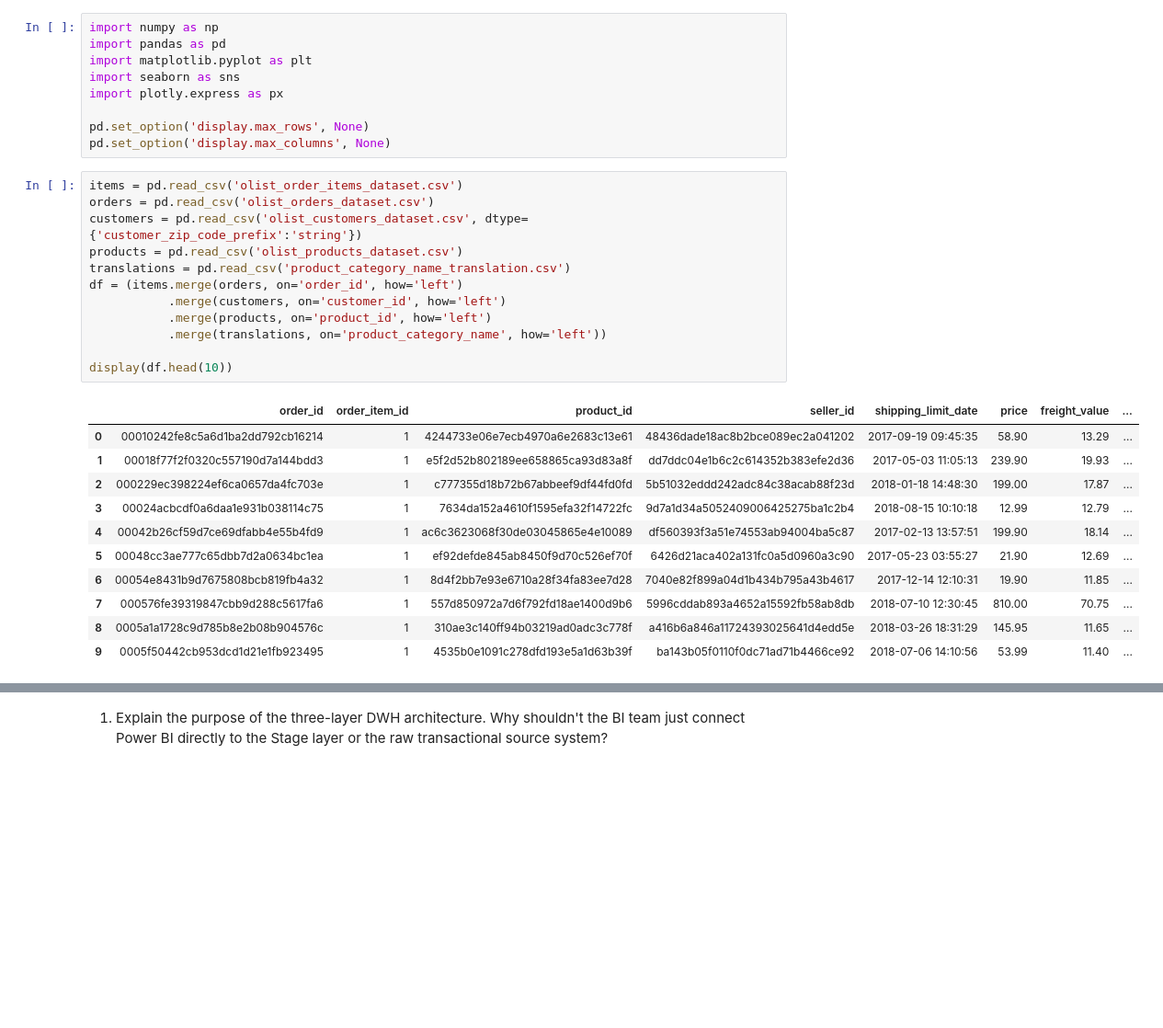
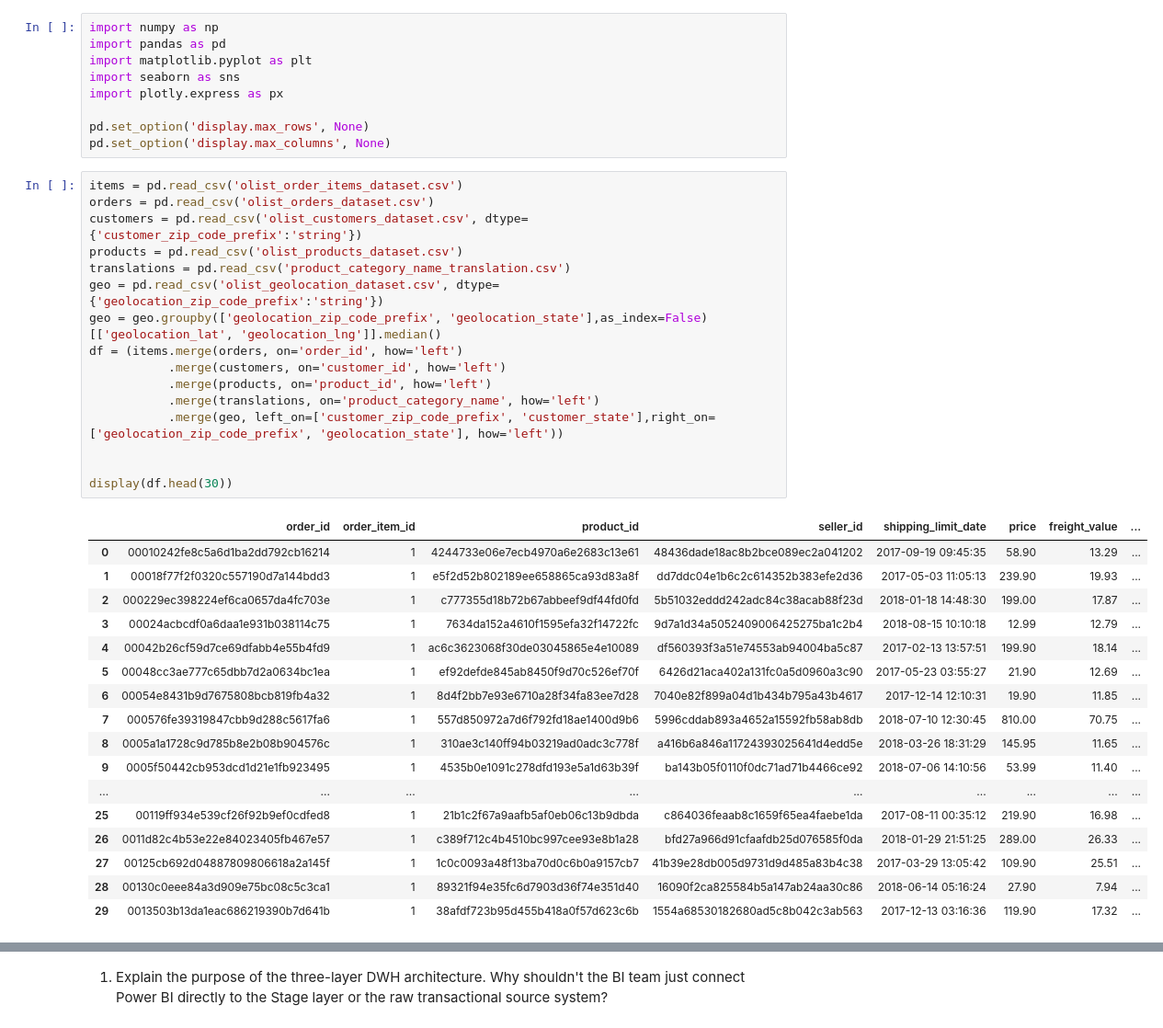
Before and after one commit to xChoina/InnowiseEnterpriseProjectSimulation, a Jupyter notebook: stage2/stage2.ipynb, the cells around one changed output, grey strips where cells are left out. Shown at 92% size. Drawn from its saved outputs; the diff is of its cells as text; blank space fills up the shorter version.

```diff
--- a/stage2/stage2.ipynb
+++ b/stage2/stage2.ipynb
@@ -32,27 +32,37 @@ pd.set_option('display.max_columns', None)
 # %%
 items = pd.read_csv('olist_order_items_dataset.csv')
 orders = pd.read_csv('olist_orders_dataset.csv')
 customers = pd.read_csv('olist_customers_dataset.csv', dtype={'customer_zip_code_prefix':'string'})
 products = pd.read_csv('olist_products_dataset.csv')
 translations = pd.read_csv('product_category_name_translation.csv')
+geo = pd.read_csv('olist_geolocation_dataset.csv', dtype={'geolocation_zip_code_prefix':'string'})
+geo = geo.groupby(['geolocation_zip_code_prefix', 'geolocation_state'],as_index=False)[['geolocation_lat', 'geolocation_lng']].median()
 df = (items.merge(orders, on='order_id', how='left')
            .merge(customers, on='customer_id', how='left')
            .merge(products, on='product_id', how='left')
-           .merge(translations, on='product_category_name', how='left'))
+           .merge(translations, on='product_category_name', how='left')
+           .merge(geo, left_on=['customer_zip_code_prefix', 'customer_state'],right_on=['geolocation_zip_code_prefix', 'geolocation_state'], how='left'))
 
-display(df.head(10))
+
+display(df.head(30))
 # %% [output]
 |  | order_id | order_item_id | product_id | seller_id | shipping_limit_date | price | freight_value | ... |
 | 0 | 00010242fe8c5a6d1ba2dd792cb16214 | 1 | 4244733e06e7ecb4970a6e2683c13e61 | 48436dade18ac8b2bce089ec2a041202 | 2017-09-19 09:45:35 | 58.90 | 13.29 | ... |
 | 1 | 00018f77f2f0320c557190d7a144bdd3 | 1 | e5f2d52b802189ee658865ca93d83a8f | dd7ddc04e1b6c2c614352b383efe2d36 | 2017-05-03 11:05:13 | 239.90 | 19.93 | ... |
 | 2 | 000229ec398224ef6ca0657da4fc703e | 1 | c777355d18b72b67abbeef9df44fd0fd | 5b51032eddd242adc84c38acab88f23d | 2018-01-18 14:48:30 | 199.00 | 17.87 | ... |
 | 3 | 00024acbcdf0a6daa1e931b038114c75 | 1 | 7634da152a4610f1595efa32f14722fc | 9d7a1d34a5052409006425275ba1c2b4 | 2018-08-15 10:10:18 | 12.99 | 12.79 | ... |
 | 4 | 00042b26cf59d7ce69dfabb4e55b4fd9 | 1 | ac6c3623068f30de03045865e4e10089 | df560393f3a51e74553ab94004ba5c87 | 2017-02-13 13:57:51 | 199.90 | 18.14 | ... |
 | 5 | 00048cc3ae777c65dbb7d2a0634bc1ea | 1 | ef92defde845ab8450f9d70c526ef70f | 6426d21aca402a131fc0a5d0960a3c90 | 2017-05-23 03:55:27 | 21.90 | 12.69 | ... |
 | 6 | 00054e8431b9d7675808bcb819fb4a32 | 1 | 8d4f2bb7e93e6710a28f34fa83ee7d28 | 7040e82f899a04d1b434b795a43b4617 | 2017-12-14 12:10:31 | 19.90 | 11.85 | ... |
 | 7 | 000576fe39319847cbb9d288c5617fa6 | 1 | 557d850972a7d6f792fd18ae1400d9b6 | 5996cddab893a4652a15592fb58ab8db | 2018-07-10 12:30:45 | 810.00 | 70.75 | ... |
 | 8 | 0005a1a1728c9d785b8e2b08b904576c | 1 | 310ae3c140ff94b03219ad0adc3c778f | a416b6a846a11724393025641d4edd5e | 2018-03-26 18:31:29 | 145.95 | 11.65 | ... |
 | 9 | 0005f50442cb953dcd1d21e1fb923495 | 1 | 4535b0e1091c278dfd193e5a1d63b39f | ba143b05f0110f0dc71ad71b4466ce92 | 2018-07-06 14:10:56 | 53.99 | 11.40 | ... |
+| ... | ... | ... | ... | ... | ... | ... | ... | ... |
+| 25 | 00119ff934e539cf26f92b9ef0cdfed8 | 1 | 21b1c2f67a9aafb5af0eb06c13b9dbda | c864036feaab8c1659f65ea4faebe1da | 2017-08-11 00:35:12 | 219.90 | 16.98 | ... |
+| 26 | 0011d82c4b53e22e84023405fb467e57 | 1 | c389f712c4b4510bc997cee93e8b1a28 | bfd27a966d91cfaafdb25d076585f0da | 2018-01-29 21:51:25 | 289.00 | 26.33 | ... |
+| 27 | 00125cb692d04887809806618a2a145f | 1 | 1c0c0093a48f13ba70d0c6b0a9157cb7 | 41b39e28db005d9731d9d485a83b4c38 | 2017-03-29 13:05:42 | 109.90 | 25.51 | ... |
+| 28 | 00130c0eee84a3d909e75bc08c5c3ca1 | 1 | 89321f94e35fc6d7903d36f74e351d40 | 16090f2ca825584b5a147ab24aa30c86 | 2018-06-14 05:16:24 | 27.90 | 7.94 | ... |
+| 29 | 0013503b13da1eac686219390b7d641b | 1 | 38afdf723b95d455b418a0f57d623c6b | 1554a68530182680ad5c8b042c3ab563 | 2017-12-13 03:16:36 | 119.90 | 17.32 | ... |
 # %%
 df['order_purchase_timestamp'] = pd.to_datetime(df['order_purchase_timestamp'])
 df = df.sort_values('order_purchase_timestamp').reset_index(drop=True)
```
Also changed, not shown: parts of 2 cells of this notebook.
